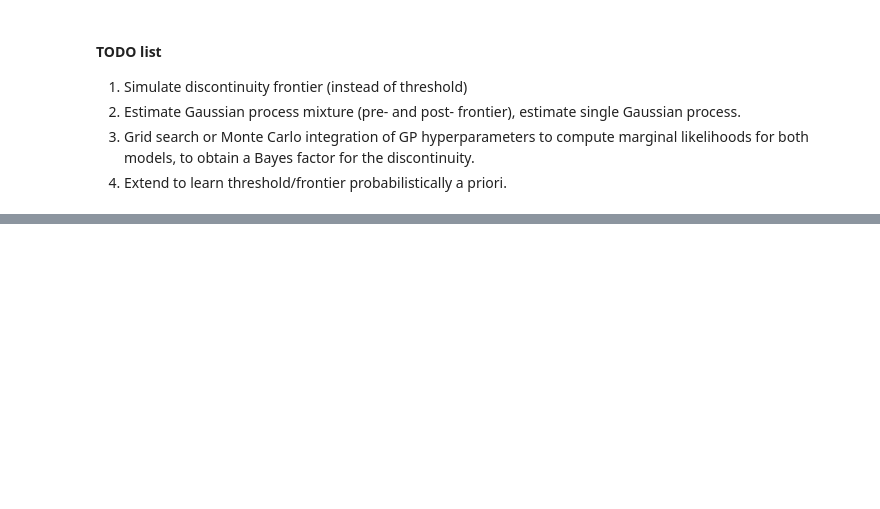
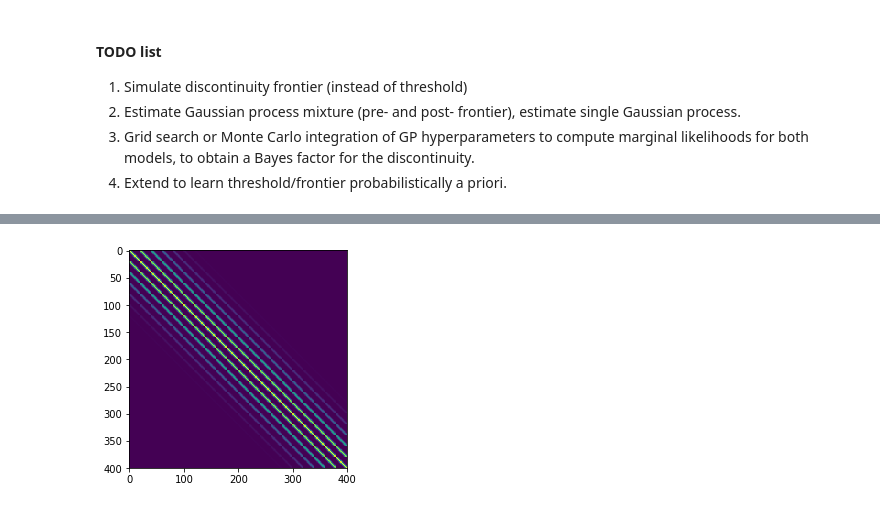
Before and after one commit to mhinne/GPRDD, a Jupyter notebook: GPRDD playground.ipynb, the cells around one changed output, grey strips where cells are left out. Cells and saved outputs as stored; diff of their text form; code cells hidden in the pictures; blank space fills up the shorter version.

```diff
--- a/GPRDD playground.ipynb
+++ b/GPRDD playground.ipynb
@@ -15,5 +9,38 @@ ModuleNotFoundError: No module named 'utils'
-# %%
-# assuming standardized predictors
-
-x = np.arange(-3, 3, 0.01)
-y = np.arange(-3, 3, 0.01)
+# %%
+# Python import nightmare
+import sys
+sys.path.extend(['C:\\Users\\u341138\\Dropbox\\Projects\\GPRDD'])
+from importlib import reload
+import utils
+reload(utils)
+
+import numpy as np
+import scipy as sp
+import matplotlib.pyplot as plt
+import matplotlib
+matplotlib.use('Qt4Agg', warn=False)
+%matplotlib inline
+
+# assuming standardized predictors
+
+gridrange = np.arange(0, 1, 0.05)
+U, V = np.meshgrid(gridrange, gridrange)
+
+x = np.transpose(np.array([U.flatten(), V.flatten()]))
+
+ns = x.shape[0]
+
+k = lambda x, y, alpha: np.exp(-np.dot(x-y, x-y) / (2*alpha**2))
+
+alpha = 0.1
+
+C = np.zeros((ns, ns))
+
+for i in range(ns):
+    for j in range(ns):
+        C[i,j] = k(x[i,:], x[j,:], alpha)
+
+plt.imshow(C)
+plt.pause(1)
+# %% [output]
+[figure, added]
```
Also changed, not shown: parts of 3 cells of this notebook, 2 other files.
